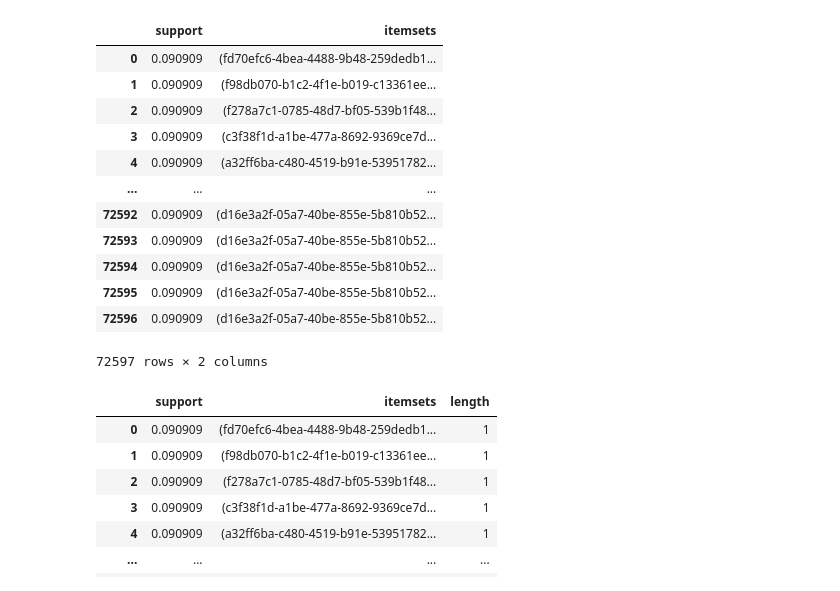
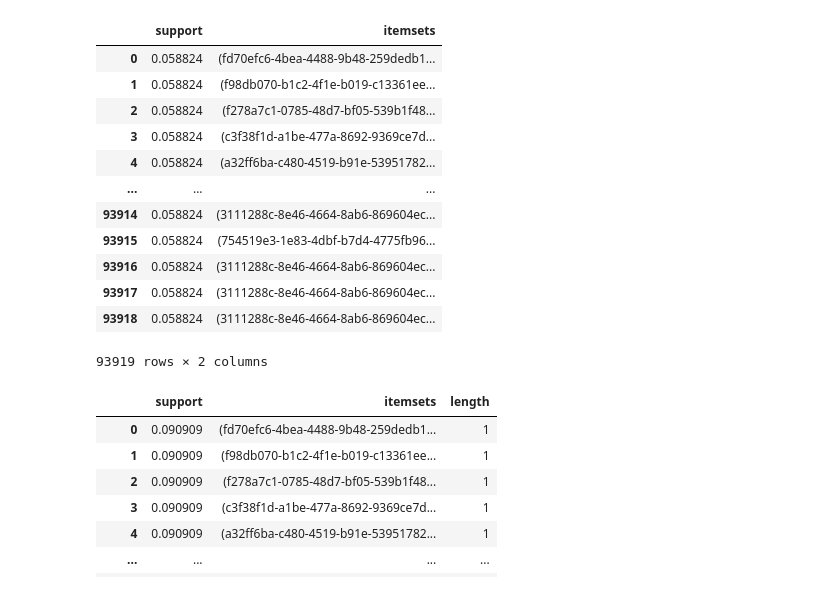
Before and after one commit to yehezkiel1086/ml-web-honeypot, a Jupyter notebook: data-mining/VPS/assoc_rules_sess_uuid.ipynb, the cells around one changed output. Cells and saved outputs as stored; diff of their text form; code cells hidden in the pictures.

```diff
--- a/data-mining/VPS/assoc_rules_sess_uuid.ipynb
+++ b/data-mining/VPS/assoc_rules_sess_uuid.ipynb
@@ -80,25 +86,25 @@ df
 # %%
 # frequent_itemsets = fpgrowth(df, min_support=0.3, use_colnames=True)
-frequent_itemsets = fpgrowth(df, min_support=0.0905, use_colnames=True)
+frequent_itemsets = fpgrowth(df, min_support=0.0588, use_colnames=True)
 ### alternatively:
 #frequent_itemsets = apriori(df, min_support=0.6, use_colnames=True)
 #frequent_itemsets = fpmax(df, min_support=0.6, use_colnames=True)
 
 frequent_itemsets
 # %% [output]
 |  | support | itemsets |
-| 0 | 0.090909 | (fd70efc6-4bea-4488-9b48-259dedb1... |
-| 1 | 0.090909 | (f98db070-b1c2-4f1e-b019-c13361ee... |
-| 2 | 0.090909 | (f278a7c1-0785-48d7-bf05-539b1f48... |
-| 3 | 0.090909 | (c3f38f1d-a1be-477a-8692-9369ce7d... |
-| 4 | 0.090909 | (a32ff6ba-c480-4519-b91e-53951782... |
+| 0 | 0.058824 | (fd70efc6-4bea-4488-9b48-259dedb1... |
+| 1 | 0.058824 | (f98db070-b1c2-4f1e-b019-c13361ee... |
+| 2 | 0.058824 | (f278a7c1-0785-48d7-bf05-539b1f48... |
+| 3 | 0.058824 | (c3f38f1d-a1be-477a-8692-9369ce7d... |
+| 4 | 0.058824 | (a32ff6ba-c480-4519-b91e-53951782... |
 | ... | ... | ... |
-| 72592 | 0.090909 | (d16e3a2f-05a7-40be-855e-5b810b52... |
-| 72593 | 0.090909 | (d16e3a2f-05a7-40be-855e-5b810b52... |
-| 72594 | 0.090909 | (d16e3a2f-05a7-40be-855e-5b810b52... |
-| 72595 | 0.090909 | (d16e3a2f-05a7-40be-855e-5b810b52... |
-| 72596 | 0.090909 | (d16e3a2f-05a7-40be-855e-5b810b52... |
+| 93914 | 0.058824 | (3111288c-8e46-4664-8ab6-869604ec... |
+| 93915 | 0.058824 | (754519e3-1e83-4dbf-b7d4-4775fb96... |
+| 93916 | 0.058824 | (3111288c-8e46-4664-8ab6-869604ec... |
+| 93917 | 0.058824 | (3111288c-8e46-4664-8ab6-869604ec... |
+| 93918 | 0.058824 | (3111288c-8e46-4664-8ab6-869604ec... |
-72597 rows × 2 columns
+93919 rows × 2 columns
 # %%
 frequent_itemsets["length"] = frequent_itemsets["itemsets"].apply(lambda x: len(x))
 ### alternatively:
```
Also changed, not shown: parts of 2 cells of this notebook, 11 other files.
